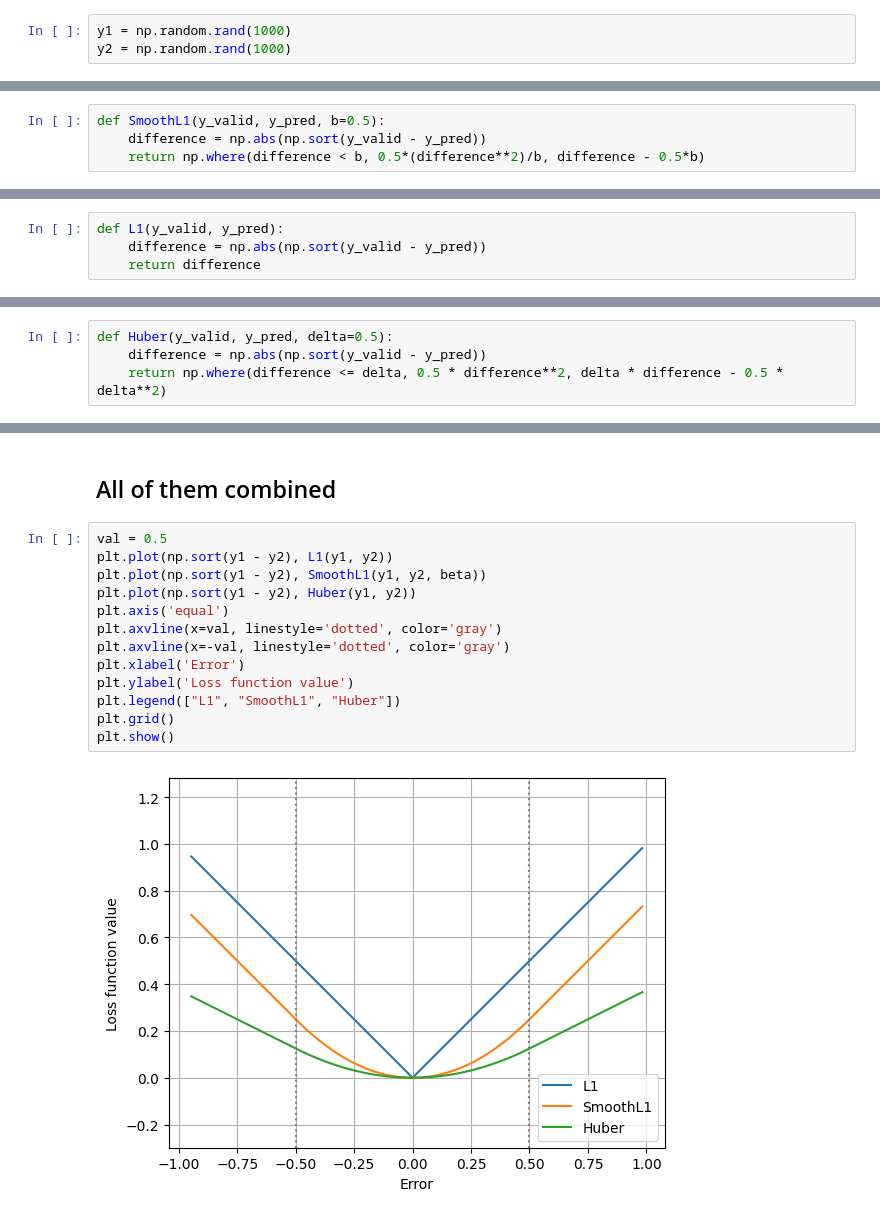
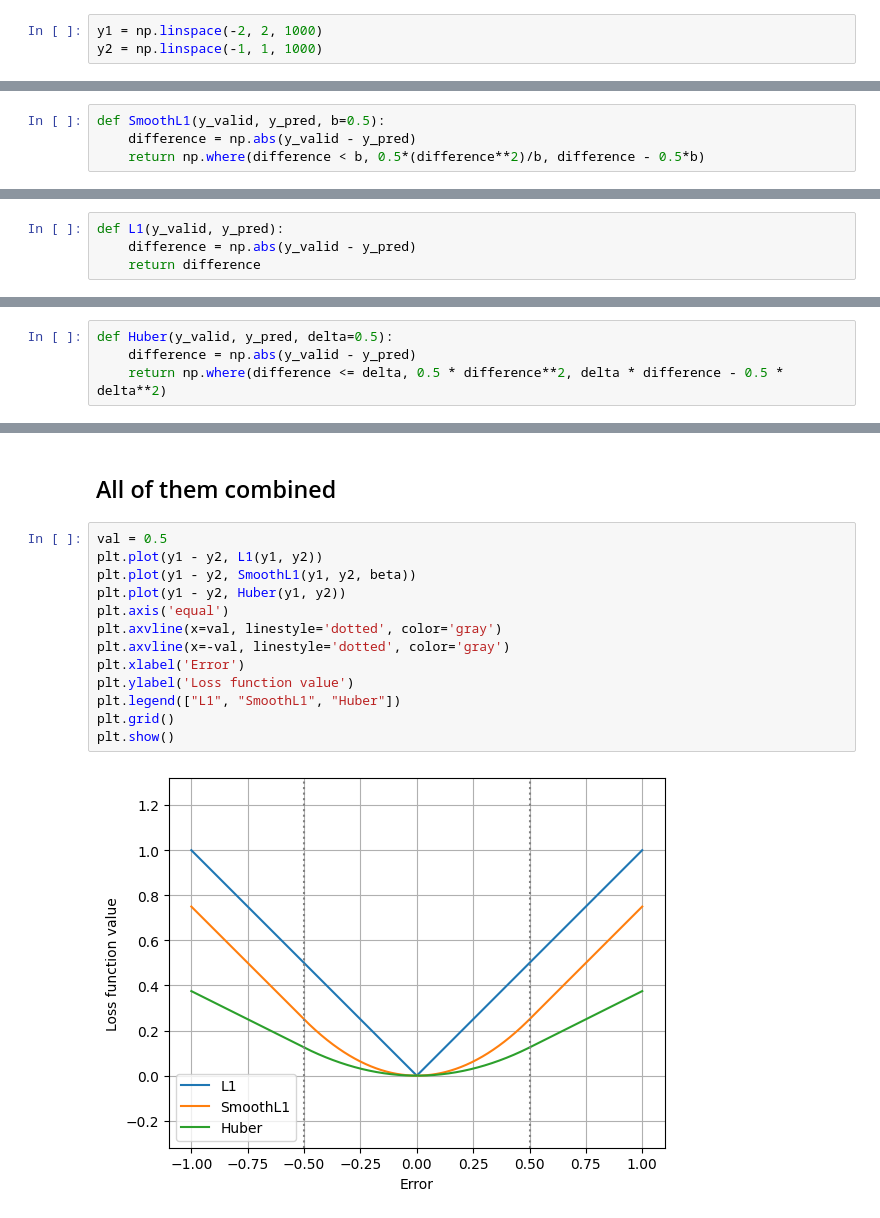
Before and after one commit to zUkrainak47/Deep-Learning, a Jupyter notebook: lab1.ipynb, the cells around one changed output, grey strips where cells are left out. Cells and saved outputs as stored; diff of their text form.

```diff
--- a/lab1.ipynb
+++ b/lab1.ipynb
@@ -160,15 +160,15 @@ plt.show()
 # %% [markdown]
 # Loss Functions
 # %%
-y1 = np.random.rand(1000)
-y2 = np.random.rand(1000)
+y1 = np.linspace(-2, 2, 1000)
+y2 = np.linspace(-1, 1, 1000)
 # %% [markdown]
 ## SmoothL1
 $
 SmoothL1= \begin{cases}\frac{0.5(y_{1}-y_{2})^2}{\beta}, & |y_{1}-y_{2}|<\beta \\ |y_{1}-y_{2}|-0.5 \cdot \beta, & |y_{1}-y_{2}| \geq \beta\end{cases}$
 # %%
 def SmoothL1(y_valid, y_pred, b=0.5):
-    difference = np.abs(np.sort(y_valid - y_pred))
+    difference = np.abs(y_valid - y_pred)
     return np.where(difference < b, 0.5*(difference**2)/b, difference - 0.5*b)
 # %%
 beta = 0.5
@@ -187,6 +187,6 @@ plt.show()
 $L1 = |y_{1} - y_{2}|$
 # %%
 def L1(y_valid, y_pred):
-    difference = np.abs(np.sort(y_valid - y_pred))
+    difference = np.abs(y_valid - y_pred)
     return difference
 # %%
@@ -204,7 +204,7 @@ plt.show()
 $Huber= \begin{cases} \frac{1}{2} (y_{1}-y_{2})^2, & |y_{1}-y_{2}| \leq \delta \\ \delta|y_{1}-y_{2}|-\frac{1}{2} \delta^2, & |y_{1}-y_{2}|>\delta\end{cases}$
 # %%
 def Huber(y_valid, y_pred, delta=0.5):
-    difference = np.abs(np.sort(y_valid - y_pred))
+    difference = np.abs(y_valid - y_pred)
     return np.where(difference <= delta, 0.5 * difference**2, delta * difference - 0.5 * delta**2)
 # %%
 delta = 0.5
@@ -222,16 +222,16 @@ plt.show()
 ## All of them combined
 # %%
 val = 0.5
-plt.plot(np.sort(y1 - y2), L1(y1, y2))
-plt.plot(np.sort(y1 - y2), SmoothL1(y1, y2, beta))
-plt.plot(np.sort(y1 - y2), Huber(y1, y2))
+plt.plot(y1 - y2, L1(y1, y2))
+plt.plot(y1 - y2, SmoothL1(y1, y2, beta))
+plt.plot(y1 - y2, Huber(y1, y2))
 plt.axis('equal')
 plt.axvline(x=val, linestyle='dotted', color='gray')
 plt.axvline(x=-val, linestyle='dotted', color='gray')
 plt.xlabel('Error')
 plt.ylabel('Loss function value')
 plt.legend(["L1", "SmoothL1", "Huber"])
 plt.grid()
 plt.show()
 # %% [output]
-[figure, old version]
+[figure, new version]
```
Also changed, not shown: parts of 3 cells of this notebook.
